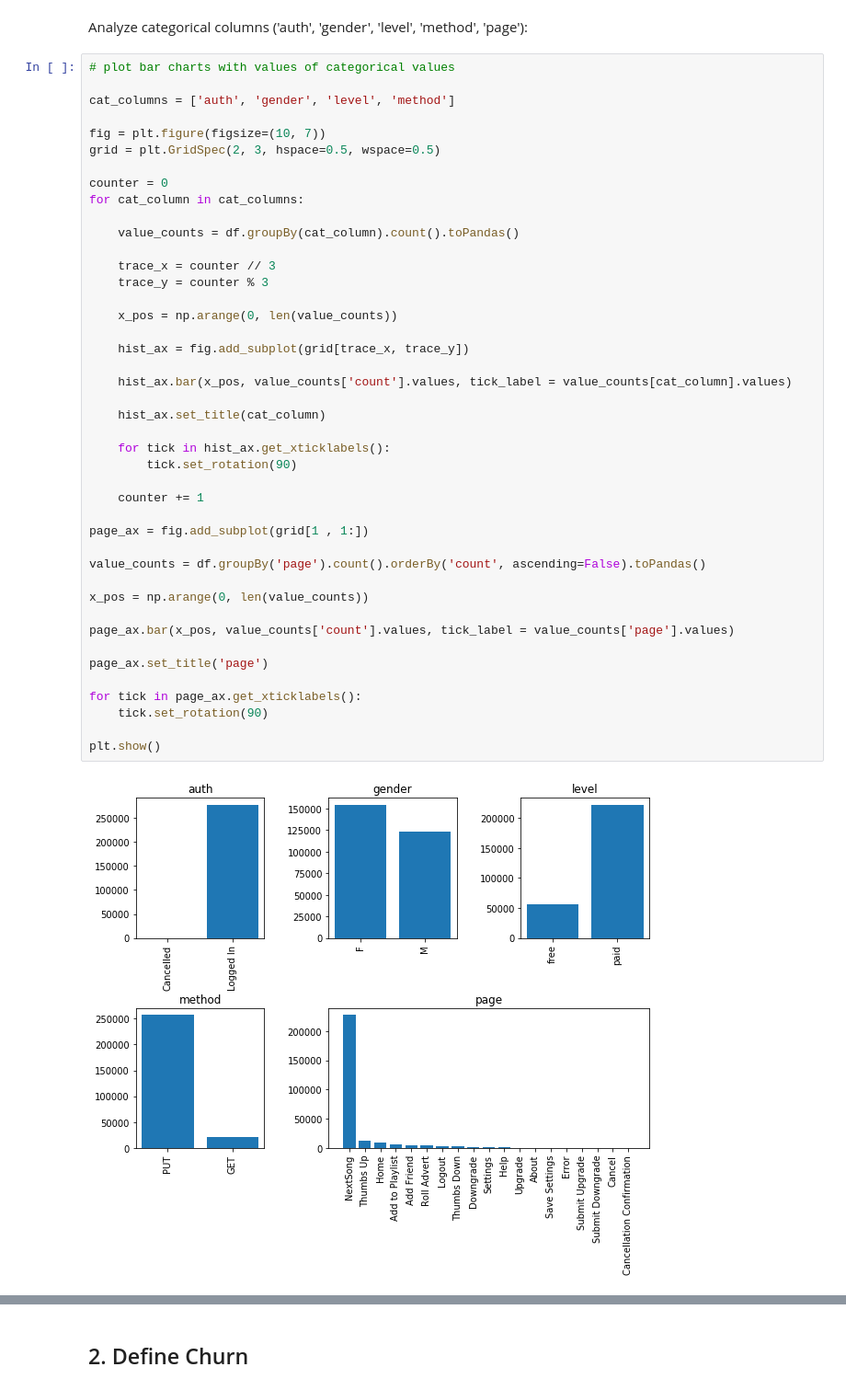
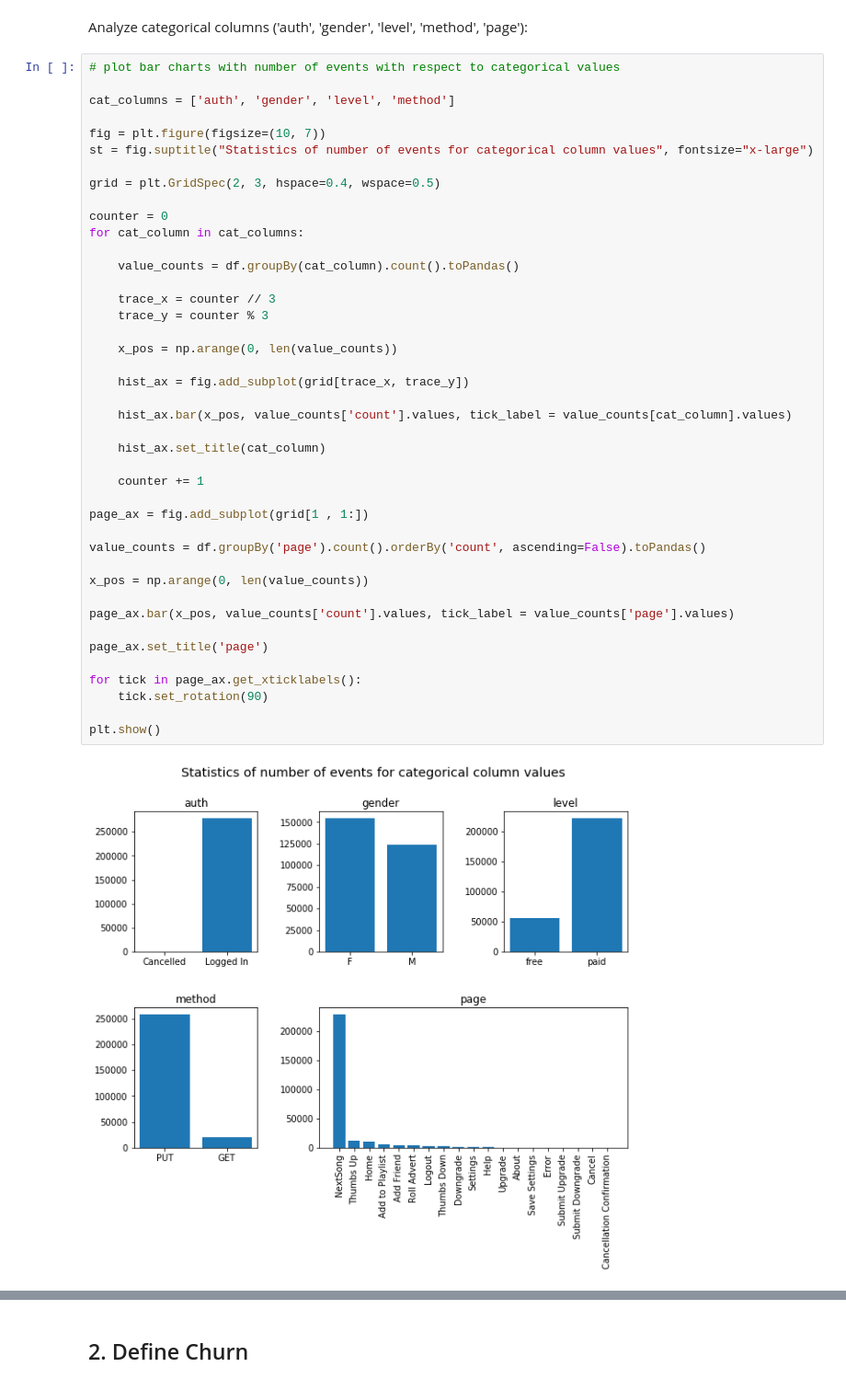
Before and after one commit to Lexie88rus/Udacity-DSND-Capstone-Data-Analysis-with-Spark, a Jupyter notebook: Sparkify.ipynb, the cells around one changed output, grey strips where cells are left out. Shown at 92% size. Drawn from its saved outputs; the diff is of its cells as text.

```diff
--- a/Sparkify.ipynb
+++ b/Sparkify.ipynb
@@ -232,12 +224,14 @@ Once you've defined churn, perform some exploratory data analysis to observe the
 # %% [markdown]
 Analyze categorical columns ('auth', 'gender', 'level', 'method', 'page'):
 # %%
-# plot bar charts with values of categorical values
+# plot bar charts with number of events with respect to categorical values
 
 cat_columns = ['auth', 'gender', 'level', 'method']
 
 fig = plt.figure(figsize=(10, 7))
-grid = plt.GridSpec(2, 3, hspace=0.5, wspace=0.5)
+st = fig.suptitle("Statistics of number of events for categorical column values", fontsize="x-large")
+
+grid = plt.GridSpec(2, 3, hspace=0.4, wspace=0.5)
 
 counter = 0
 for cat_column in cat_columns:
@@ -245,34 +239,31 @@ for cat_column in cat_columns:
     value_counts = df.groupBy(cat_column).count().toPandas()
 
     trace_x = counter // 3
     trace_y = counter % 3
 
     x_pos = np.arange(0, len(value_counts))
 
     hist_ax = fig.add_subplot(grid[trace_x, trace_y])
 
     hist_ax.bar(x_pos, value_counts['count'].values, tick_label = value_counts[cat_column].values)
 
     hist_ax.set_title(cat_column)
 
-    for tick in hist_ax.get_xticklabels():
-        tick.set_rotation(90)
-
     counter += 1
 
 page_ax = fig.add_subplot(grid[1 , 1:])
 
 value_counts = df.groupBy('page').count().orderBy('count', ascending=False).toPandas()
 
 x_pos = np.arange(0, len(value_counts))
 
 page_ax.bar(x_pos, value_counts['count'].values, tick_label = value_counts['page'].values)
 
 page_ax.set_title('page')
 
 for tick in page_ax.get_xticklabels():
     tick.set_rotation(90)
 
 plt.show()
 # %% [output]
-[figure, old version]
+[figure, new version]
```
Also changed, not shown: parts of 39 cells of this notebook.
